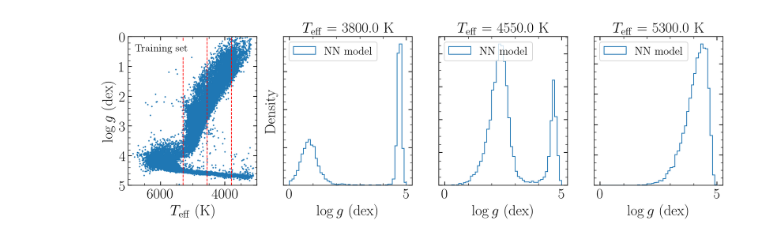
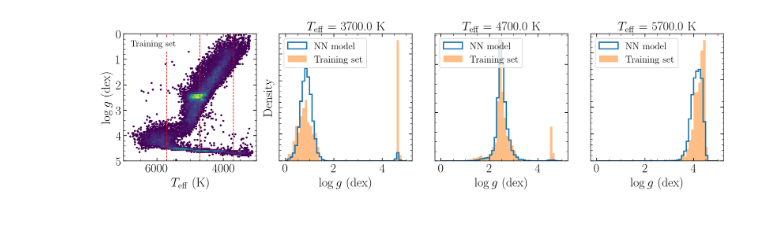
Before and after one commit to henrysky/stars_foundation_diffusion, a Jupyter notebook: Inference.ipynb, the cells around one changed output. Saved outputs shown, nothing was run; the diff lists cells and outputs as text; code cells hidden in the pictures.

Commit message:
upload model

```diff
--- a/Inference.ipynb
+++ b/Inference.ipynb
@@ -2,6 +2,7 @@
 import copy
 
 import h5py
+import torch
 import matplotlib.pyplot as plt
 import numpy as np
 import pandas as pd
@@ -13,6 +14,8 @@ from mpl_toolkits.axes_grid1.axes_divider import make_axes_locatable
 from stellarperceptron.model import StellarPerceptron
 
 pylab_style(paper=True)
+
+device = "cuda:0"
 
 
 def top_cbar(ax, mappable, text=None, labelpad=None, ticksformat=None):
@@ -27,12 +30,12 @@ def top_cbar(ax, mappable, text=None, labelpad=None, ticksformat=None):
 
 xp_apogee_testing = h5py.File("./data_files/testing_set.h5", mode="r")
 
-# this notebook is about inference from XP spectra, so we at least need XP spectra and APOGEE labels
 good_idx = (
-    (np.sum(np.isnan(xp_apogee_testing["raw"]["xp_coeffs_gnorm"][()]), axis=1) == 0)
-    & ~np.isnan(xp_apogee_testing["raw"]["teff"][()])
-    & ~np.isnan(xp_apogee_testing["raw"]["logg"][()])
-    & ~np.isnan(xp_apogee_testing["raw"]["m_h"][()])
+    # (np.sum(np.isnan(xp_apogee_testing["raw"]["xp_coeffs_gnorm"][()]), axis=1) == 0)
+    # & ~np.isnan(xp_apogee_testing["raw"]["teff"][()])
+    # & ~np.isnan(xp_apogee_testing["raw"]["logg"][()])
+    # & ~np.isnan(xp_apogee_testing["raw"]["m_h"][()])
+    np.ones(len(xp_apogee_testing["raw"]["teff"][()]), dtype=bool)  # all are good
 )
 
 val_labels = np.column_stack(
@@ -64,10 +67,12 @@ obs_names = np.stack(
     ]
 )
 
+val_labels_df = pd.DataFrame(val_labels, columns=obs_names)
+
 
 nn_model = StellarPerceptron.load(
-    "./model_weights/",
-    device="cuda:1",
+    "./trained_model",
+    device=device,
     mixed_precision=True,
     compile_model=False,
 )
@@ -102,41 +202,75 @@ ax3.legend()
 # %%
-fig, axes = plt.subplots(1, 4, figsize=(12, 4))
+fig, axes = plt.subplots(1, 4, figsize=(14, 4))
 
-for ax, t in zip(axes[1:], np.linspace(3800, 5300, 3)):
+for ax, t in zip(axes[1:], [3700.0, 4700.0, 5700.0]):
+    axes[0].axvline(t, c="r", ls="--")
     ax.set_title(f"$T_{{\\rm eff}}$ = {t} K")
-    x = nn_model.predict_posterior(inputs=[t, -7.], input_tokens=["teff", "logebv"], request_tokens="logg", size=10000)
+    x = nn_model.predict_samples(
+        inputs=[t], input_tokens=["teff"], request_tokens="logg", size=10000
+    )
     _ = ax.hist(
-        x[:, 0], range=(0, 5), bins=50, density=True, histtype="step", label="NN model"
+        x[:, 0],
+        range=(0, 5),
+        bins=50,
+        density=True,
+        lw=2.0,
+        histtype="step",
+        label="NN model",
     )
+    # ground truth
+    training_logg = val_labels_df[
+        (val_labels_df["teff"] > t - 50.0) & (val_labels_df["teff"] < t + 50.0)
+    ]["logg"].to_numpy()
+    _ = ax.hist(
+        training_logg,
+        range=(0, 5),
+        bins=50,
+        density=True,
+        alpha=0.5,
+        # histtype="step",
+        label="Training set",
+        rasterized=True,
+    )
+    # quantile test
+    # quantiles = [(training_logg<i).mean() for i in x]
+    # axes[4].hist(quantiles, density=True, bins=10, alpha=0.5, label=f"{t} K")
+
     ax.set_xlabel(r"$\log g$ (dex)")
     ax.legend(loc="upper left")
 axes[1].set_yticklabels([])
 axes[2].set_yticklabels([])
 axes[3].set_yticklabels([])
 axes[1].set_ylabel("Density")
 
-axes[0].scatter(
+axes[0].hexbin(
     xp_apogee_testing["raw"]["teff"],
     xp_apogee_testing["raw"]["logg"],
-    s=1,
+    extent=(7000, 3000, 5, 0),
+    mincnt=1,
 )
-axes[0].axvline(5300., c="r", ls="--")
-axes[0].axvline(4550., c="r", ls="--")
-axes[0].axvline(3800., c="r", ls="--")
 axes[0].set_xlim(7000, 3000)
 axes[0].set_ylim(5, 0)
 axes[0].set_xlabel("$T_{\\rm eff}$ (K)")
 axes[0].set_ylabel("$\\log g$ (dex)")
 axes[0].text(
     0.05,
     0.95,
     "Training set",
     transform=axes[0].transAxes,
     fontsize=14,
     ha="left",
     va="top",
     backgroundcolor="white",
 )
+
+# axes[4].axhline(1.0, color="r", linestyle="--", lw=2.0, label="Matched Perfectly")
+# axes[4].set_xlabel("Quantile")
+# axes[4].set_ylabel("Density")
+# axes[4].set_xlim(0., 1.)
+# axes[4].set_ylim(0., 2.)
+# axes[4].legend(loc="best", fontsize=12)
+
 fig.tight_layout()
+fig.savefig("figs/teff_logg_distribution.pdf")
 # %% [output]
-[figure, old version]
+[figure, new version]
```
Also changed, not shown: parts of 8 cells of this notebook, 7 other files.
